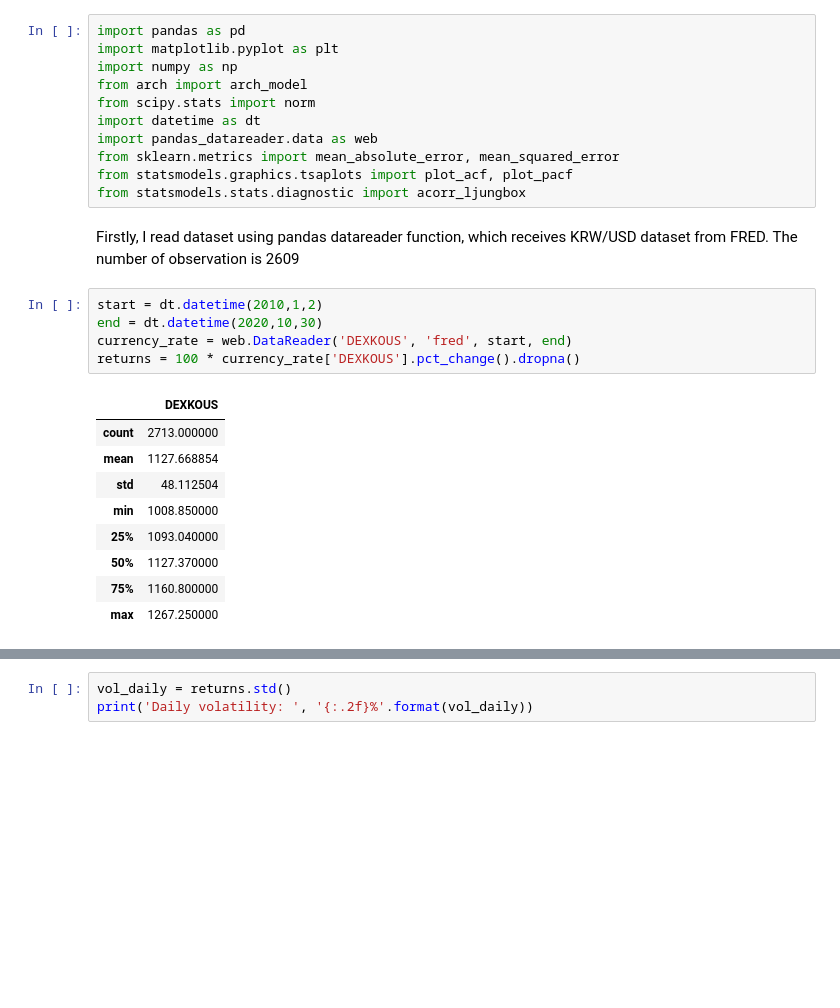
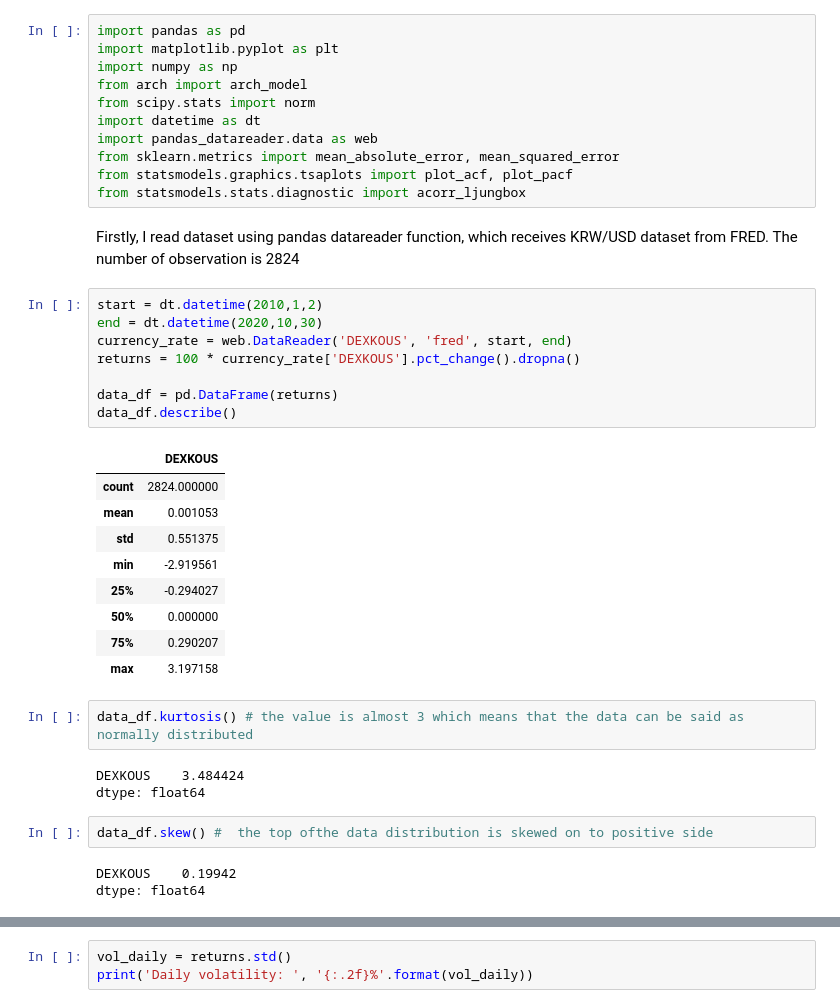
Before and after one commit to eddie8615/cs_project, a Jupyter notebook: GARCH Model.ipynb, the cells around one changed output, grey strips where cells are left out. Drawn from its saved outputs; the diff is of its cells as text; blank space fills up the shorter version.

```diff
--- a/GARCH Model.ipynb
+++ b/GARCH Model.ipynb
@@ -14,22 +14,35 @@ from sklearn.metrics import mean_absolute_error, mean_squared_error
 from statsmodels.graphics.tsaplots import plot_acf, plot_pacf
 from statsmodels.stats.diagnostic import acorr_ljungbox
 # %% [markdown]
-Firstly, I read dataset using pandas datareader function, which receives KRW/USD dataset from FRED. The number of observation is 2609
+Firstly, I read dataset using pandas datareader function, which receives KRW/USD dataset from FRED. The number of observation is 2824
 # %%
 start = dt.datetime(2010,1,2)
 end = dt.datetime(2020,10,30)
 currency_rate = web.DataReader('DEXKOUS', 'fred', start, end)
 returns = 100 * currency_rate['DEXKOUS'].pct_change().dropna()
+
+data_df = pd.DataFrame(returns)
+data_df.describe()
 # %% [output]
 |  | DEXKOUS |
-| count | 2713.000000 |
-| mean | 1127.668854 |
-| std | 48.112504 |
-| min | 1008.850000 |
-| 25% | 1093.040000 |
-| 50% | 1127.370000 |
-| 75% | 1160.800000 |
-| max | 1267.250000 |
+| count | 2824.000000 |
+| mean | 0.001053 |
+| std | 0.551375 |
+| min | -2.919561 |
+| 25% | -0.294027 |
+| 50% | 0.000000 |
+| 75% | 0.290207 |
+| max | 3.197158 |
+# %%
+data_df.kurtosis() # the value is almost 3 which means that the data can be said as normally distributed
+# %% [output]
+DEXKOUS    3.484424
+dtype: float64
+# %%
+data_df.skew() #  the top ofthe data distribution is skewed on to positive side
+# %% [output]
+DEXKOUS    0.19942
+dtype: float64
 # %%
 plt.figure(figsize=(10,4))
 plt.plot(returns, label='Daily Returns')
```
Also changed, not shown: parts of 16 cells of this notebook.
